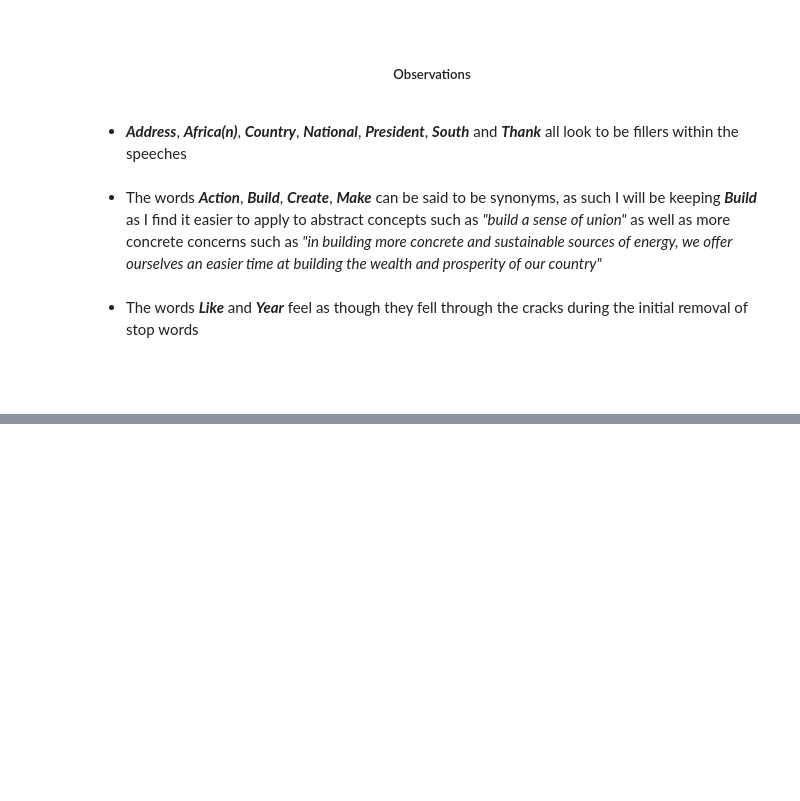
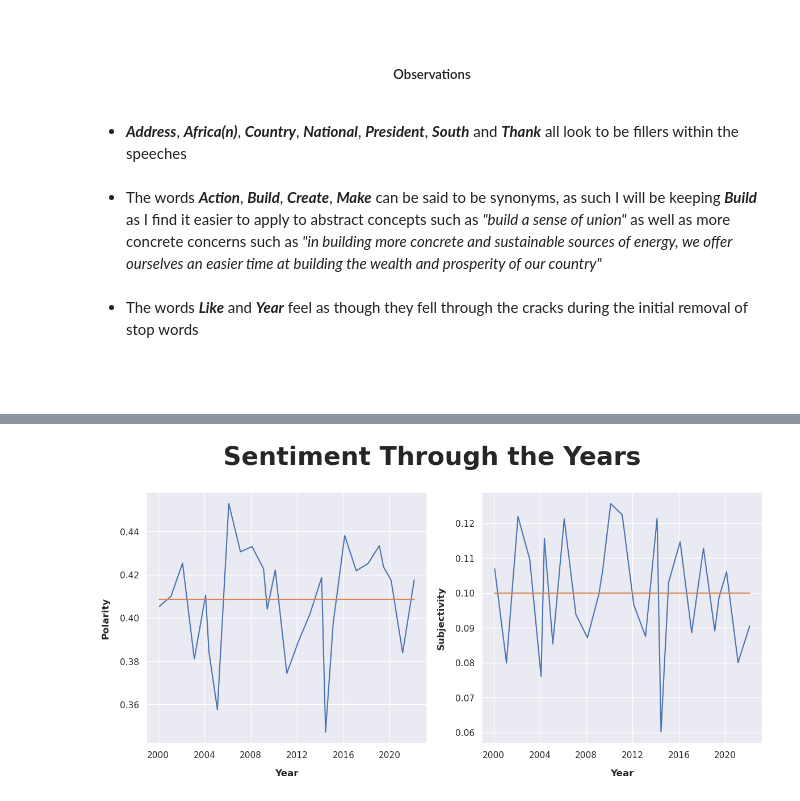
Before and after one commit to MondeAnna/state-of-the-nation-and-nlp, a Jupyter notebook: notebooks/state_of_the_nation_nlp.ipynb, the cells around one changed output, grey strips where cells are left out. Saved outputs shown, nothing was run; the diff lists cells and outputs as text; code cells hidden in the pictures; blank space fills up the shorter version.

```diff
--- a/notebooks/state_of_the_nation_nlp.ipynb
+++ b/notebooks/state_of_the_nation_nlp.ipynb
@@ -630,0 +788,28 @@ speeches.speech = speeches.tokenized.apply(
+# %%
+speeches["polarity"] = speeches.speech.apply(
+    lambda speech: TextBlob(speech).sentiment.polarity
+)
+
+speeches["subjectivity"] = speeches.speech.apply(
+    lambda words: TextBlob(words).sentiment.subjectivity
+)
+# %%
+fig_03, _ = plt.subplots(nrows=1, ncols=2)
+
+
+for index, sentiment in enumerate(["polarity", "subjectivity"], start=1):
+    sns.lineplot(x=speeches.index, y=speeches[sentiment])
+    sns.lineplot(x=speeches.index, y=np.mean(speeches[sentiment]))
+
+    plt.subplot(1, 2, index)
+    plt.xlabel("Year")
+    plt.ylabel(sentiment.title())
+
+    plt.tight_layout()
+
+fig_03.suptitle(t="Sentiment Through the Years", y=1.006)
+
+plt.tight_layout()
+plt.show()
+# %% [output]
+[figure, added]
```
Also changed, not shown: parts of 12 cells of this notebook.
